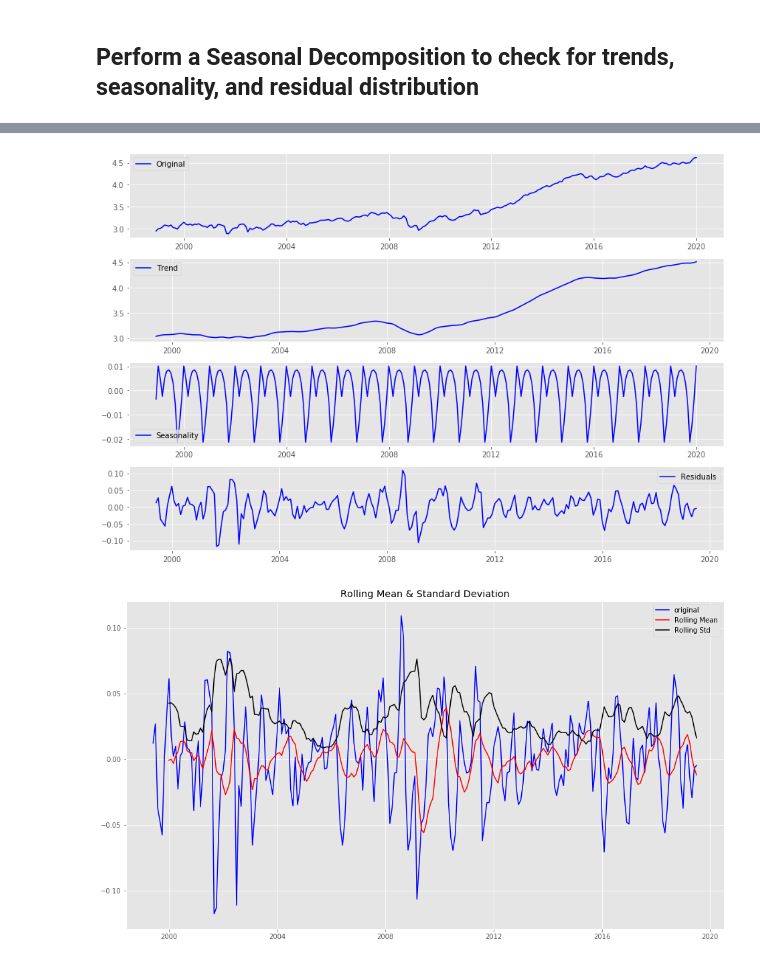
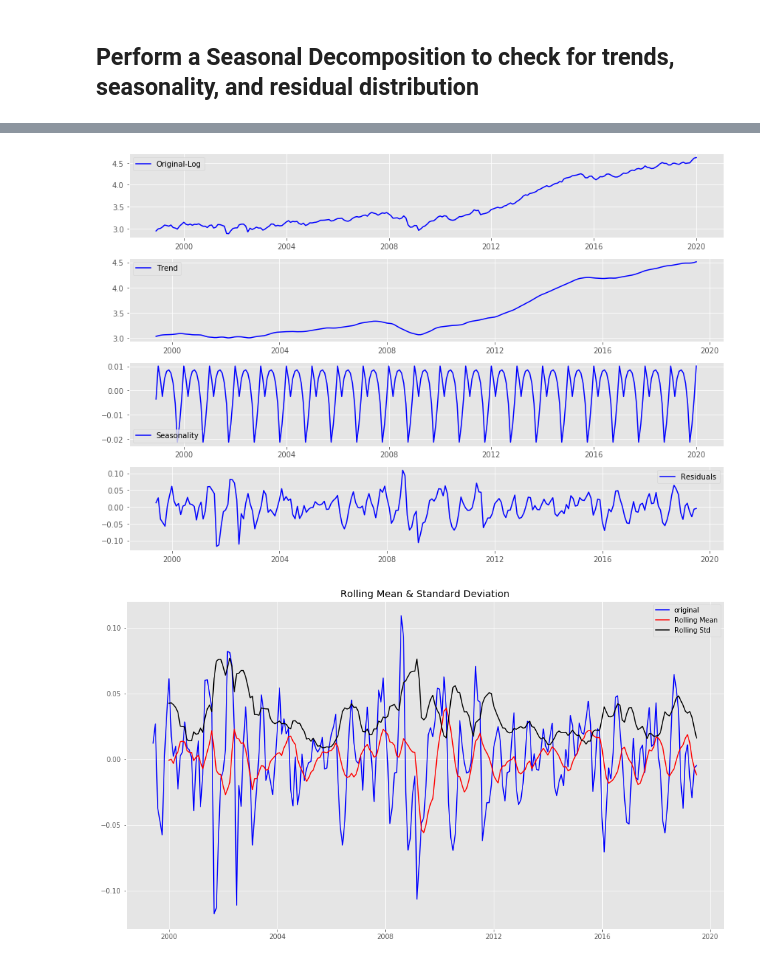
Before and after one commit to andrewcole33/xlv_time_series_analysis, a Jupyter notebook: XLV_time_series.ipynb, the cells around one changed output, grey strips where cells are left out. Cells and saved outputs as stored; diff of their text form; code cells hidden in the pictures.

```diff
--- a/XLV_time_series.ipynb
+++ b/XLV_time_series.ipynb
@@ -77,17 +97,18 @@ residual = decomposition.resid
 # %%
+# Log transformation of xlv_monthly_mean
 plt.figure(figsize=(12,8))
 plt.subplot(411)
-plt.plot(np.log(xlv_monthly_mean), label='Original', color="blue")
+plt.plot(np.log(xlv_monthly_mean), label='Original-Log', color="blue",)
 plt.legend(loc='best')
 plt.subplot(412)
 plt.plot(trend, label='Trend', color="blue")
 plt.legend(loc='best')
 plt.subplot(413)
 plt.plot(seasonal,label='Seasonality', color="blue")
 plt.legend(loc='best')
 plt.subplot(414)
 plt.plot(residual, label='Residuals', color="blue")
 plt.legend(loc='best')
 plt.tight_layout()
 # %% [output]
-[figure, old version]
+[figure, new version]
```
Also changed, not shown: parts of 13 cells of this notebook, 2 other files.
